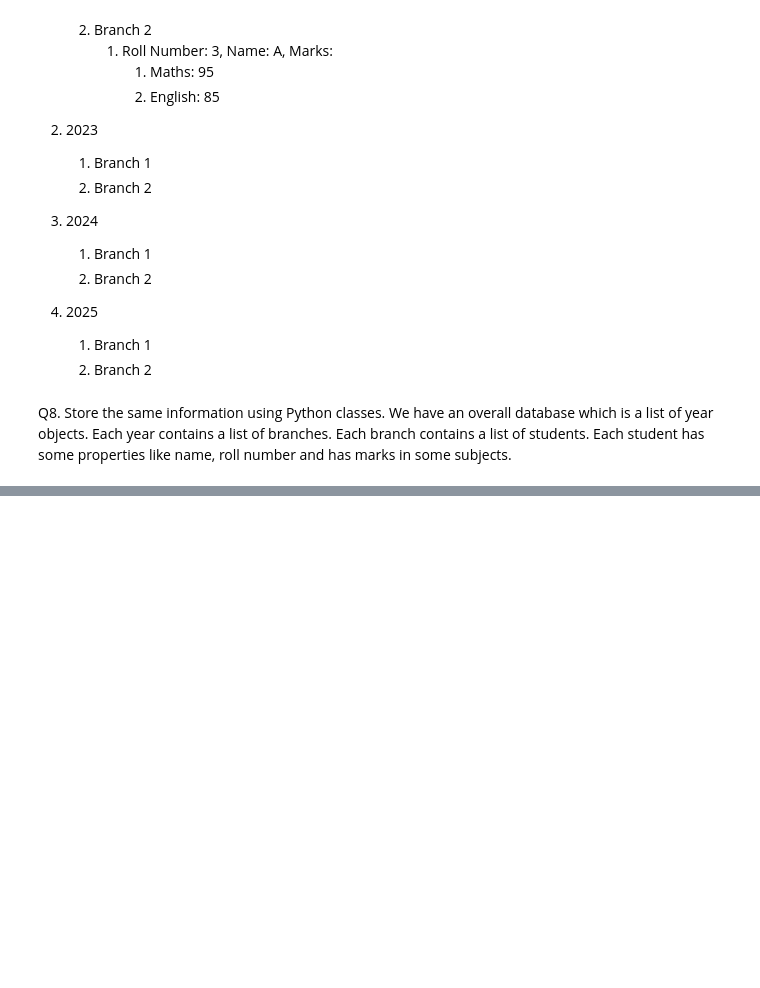
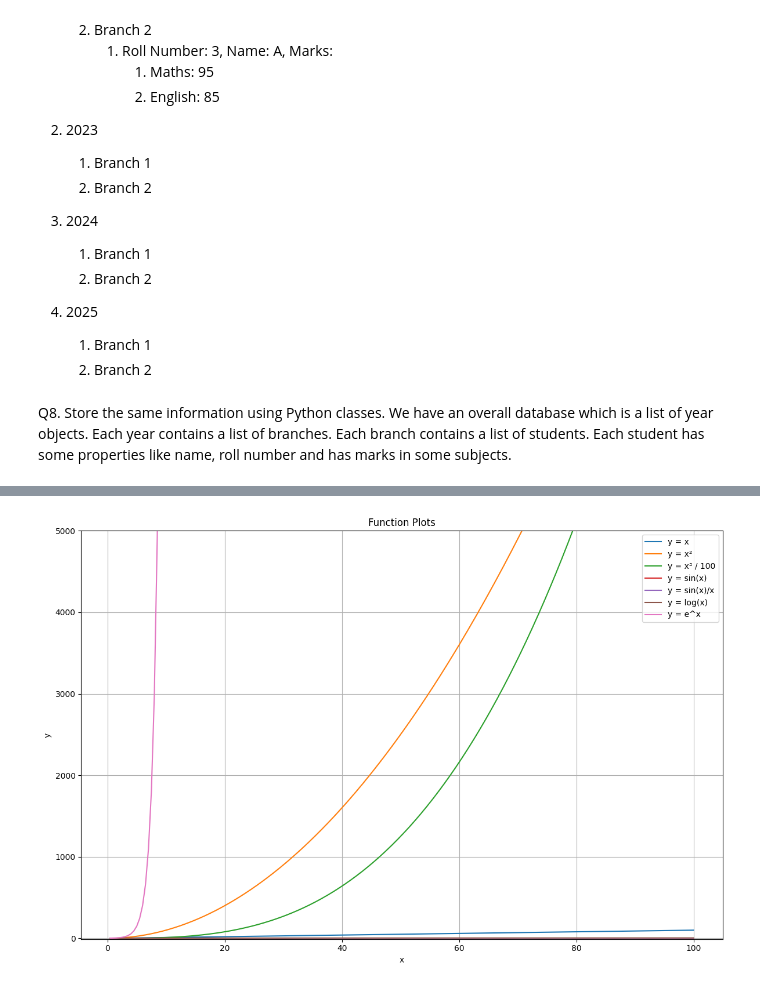
Before and after one commit to byteB8/es335, a Jupyter notebook: prerequisite/hello_ML.ipynb, the cells around one changed output, grey strips where cells are left out. Saved outputs shown, nothing was run; the diff lists cells and outputs as text; code cells hidden in the pictures; blank space fills up the shorter version.

```diff
--- a/prerequisite/hello_ML.ipynb
+++ b/prerequisite/hello_ML.ipynb
@@ -466,0 +477,37 @@ for y in [2023, 2024, 2025]:
+# %%
+x = np.arange(0.5, 100.5, 0.5)
+
+# Functions
+y1 = x
+y2 = x**2
+y3 = x**3 / 100
+y4 = np.sin(x)
+y5 = np.sin(x) / x
+y6 = np.log(x)
+y7 = np.exp(x)
+
+plt.figure(figsize=(12, 8))
+
+# Plot each function
+plt.plot(x, y1, label='y = x')
+plt.plot(x, y2, label='y = x²')
+plt.plot(x, y3, label='y = x³ / 100')
+plt.plot(x, y4, label='y = sin(x)')
+plt.plot(x, y5, label='y = sin(x)/x')
+plt.plot(x, y6, label='y = log(x)')
+# Use a mask to avoid overflow in exp(x)
+y7_masked = np.ma.masked_where(np.exp(x) > 1e10, np.exp(x))
+plt.plot(x, y7_masked, label='y = e^x')
+
+# Labels and title
+plt.title('Function Plots')
+plt.xlabel('x')
+plt.ylabel('y')
+plt.legend()
+plt.grid(True)
+plt.ylim(-10, 5000)
+plt.tight_layout()
+
+plt.show()
+# %% [output]
+[figure, added]
```
Also changed, not shown: parts of 1 cell of this notebook.
